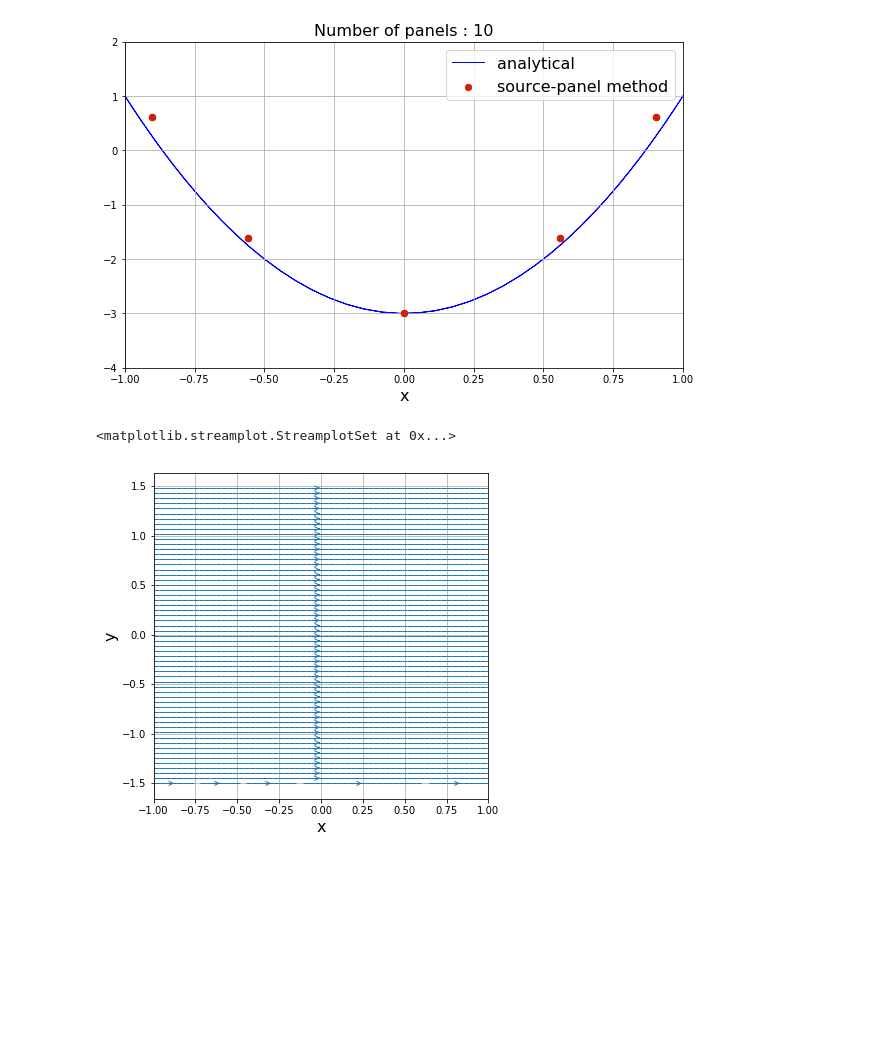
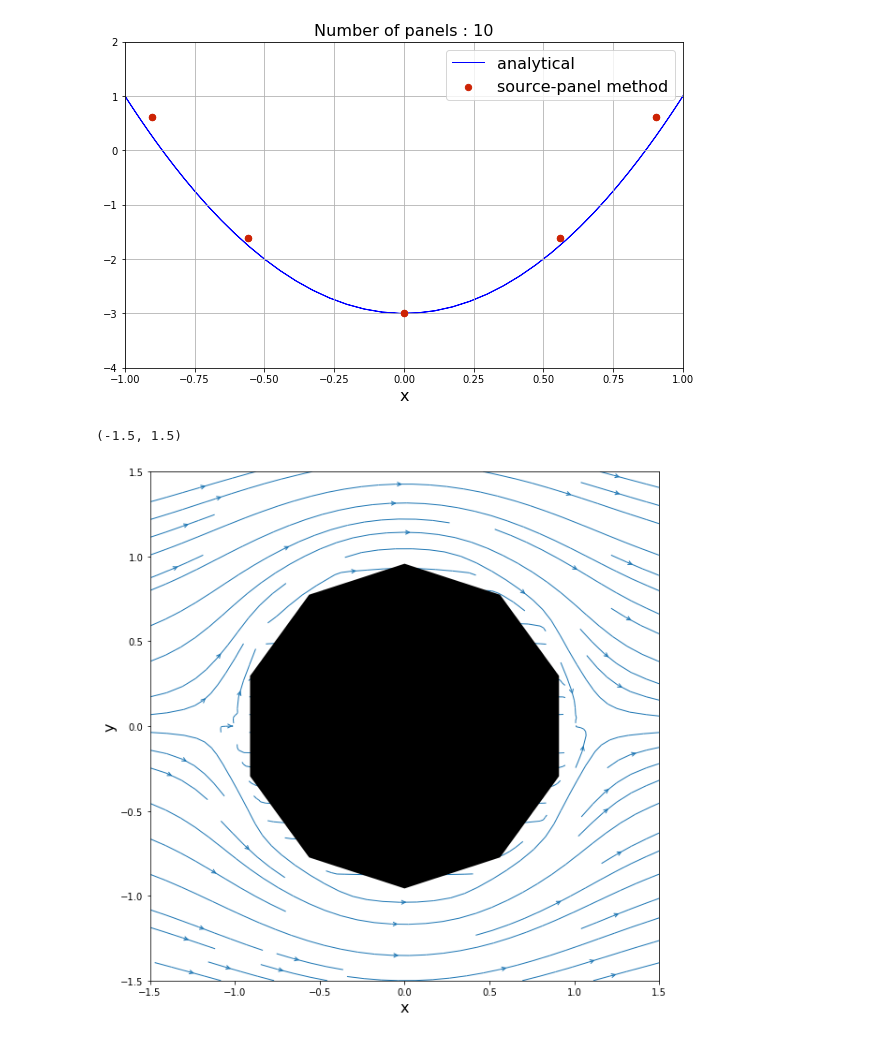
Before and after one commit to tianjiaozhang678/mae6226, a Jupyter notebook: Class10.ipynb, the cells around one changed output. Cells and saved outputs as stored; diff of their text form; code cells hidden in the pictures; blank space fills up the shorter version.

```diff
--- a/Class10.ipynb
+++ b/Class10.ipynb
@@ -184,11 +165,40 @@ v = v_freestream + v_panel
+# %%
+u_inf = 1.0
+alpha = 0.0
+freestream = Freestream(u_inf, alpha)
+# %%
+def integral(x, y, panel, dxdz, dydz):
+    def integrand(s):
+        return (((x - (panel.xa - math.sin(panel.beta) * s)) * dxdz +
+                 (y - (panel.ya + math.cos(panel.beta) * s)) * dydz) /
+                ((x - (panel.xa - math.sin(panel.beta) * s))**2 +
+                 (y - (panel.ya + math.cos(panel.beta) * s))**2) )
+    return integrate.quad(integrand, 0.0, panel.length)[0]
+# %%
+def get_velocity_field(panels, freestream, X, Y):
+    u = freestream.u_inf * math.cos(freestream.alpha) * numpy.ones_like(X, dtype=float)
+    v = freestream.u_inf * math.sin(freestream.alpha) * numpy.ones_like(X, dtype=float)
+    vec_intregral = numpy.vectorize(integral)
+    for panel in panels:
+        u += panel.sigma / (2.0 * math.pi) * vec_intregral(X, Y, panel, 1.0, 0.0)
+        v += panel.sigma / (2.0 * math.pi) * vec_intregral(X, Y, panel, 0.0, 1.0)
+
+    return u, v
+# %%
+u, v = get_velocity_field(panels, freestream, X, Y)
 # %%
-size = 6
-pyplot.figure(figsize=(size, size))
-pyplot.grid()
+width = 10
+pyplot.figure(figsize=(width, width))
 pyplot.xlabel('x', fontsize=16)
 pyplot.ylabel('y', fontsize=16)
 pyplot.streamplot(X, Y, u, v,
-                  density=2, linewidth=1, arrowsize=1, arrowstyle='->')
+                  density=1, linewidth=1, arrowsize=1, arrowstyle='->')
+pyplot.fill([panel.xc for panel in panels],
+            [panel.yc for panel in panels],
+            color='k', linestyle='solid', linewidth=2, zorder=2)
+pyplot.axis('scaled', adjustable='box')
+pyplot.xlim(x_start, x_end)
+pyplot.ylim(y_start, y_end)
 # %% [output]
-<matplotlib.streamplot.StreamplotSet at 0x...>
+(-1.5, 1.5)
-[figure, old version]
+[figure, new version]
```
Also changed, not shown: parts of 6 cells of this notebook.
